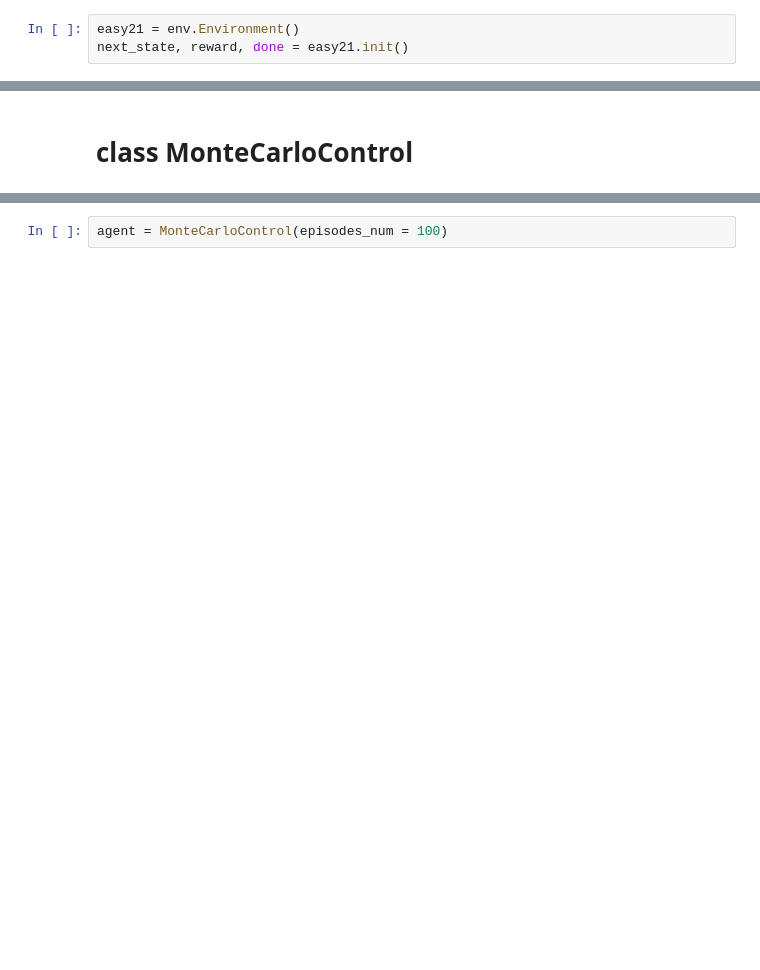
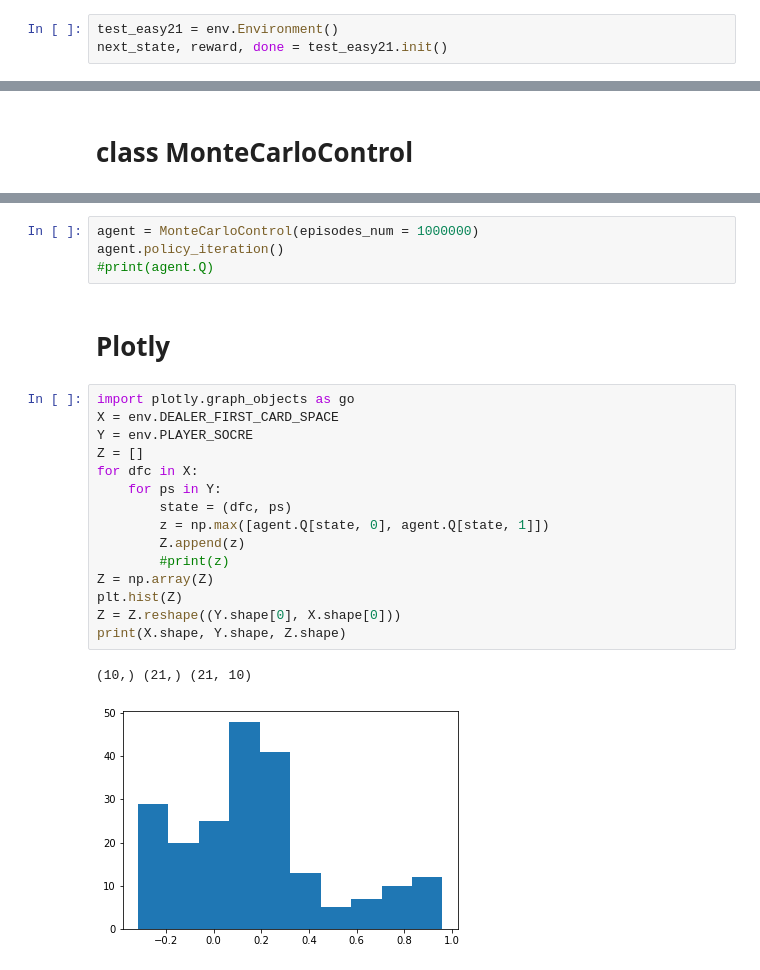
Before and after one commit to basselkassem/easy21, a Jupyter notebook: monteControl_control.ipynb, the cells around one changed output, grey strips where cells are left out. Drawn from its saved outputs; the diff is of its cells as text; blank space fills up the shorter version.

Commit message:
testing monte-carlo

```diff
--- a/monteControl_control.ipynb
+++ b/monteControl_control.ipynb
@@ -32,3 +52,3 @@ import numpy as np
 # %%
-easy21 = env.Environment()
-next_state, reward, done = easy21.init()
+test_easy21 = env.Environment()
+next_state, reward, done = test_easy21.init()
@@ -88,2 +113,24 @@ class MonteCarloControl:
 # %%
-agent = MonteCarloControl(episodes_num = 100)
+agent = MonteCarloControl(episodes_num = 1000000)
+agent.policy_iteration()
+#print(agent.Q)
+# %% [markdown]
+# Plotly
+# %%
+import plotly.graph_objects as go
+X = env.DEALER_FIRST_CARD_SPACE
+Y = env.PLAYER_SOCRE
+Z = []
+for dfc in X:
+    for ps in Y:
+        state = (dfc, ps)
+        z = np.max([agent.Q[state, 0], agent.Q[state, 1]])
+        Z.append(z)
+        #print(z)
+Z = np.array(Z)
+plt.hist(Z)
+Z = Z.reshape((Y.shape[0], X.shape[0]))
+print(X.shape, Y.shape, Z.shape)
+# %% [output]
+(10,) (21,) (21, 10)
+[figure, added]
```
Also changed, not shown: parts of 10 cells of this notebook.
